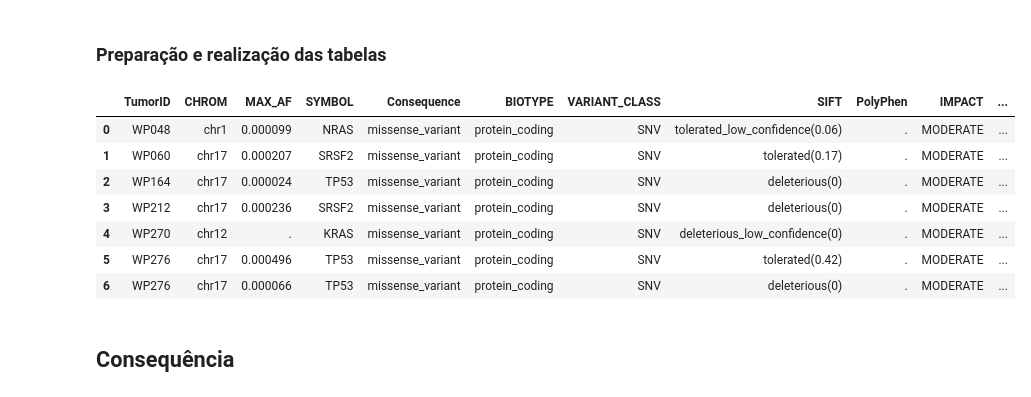
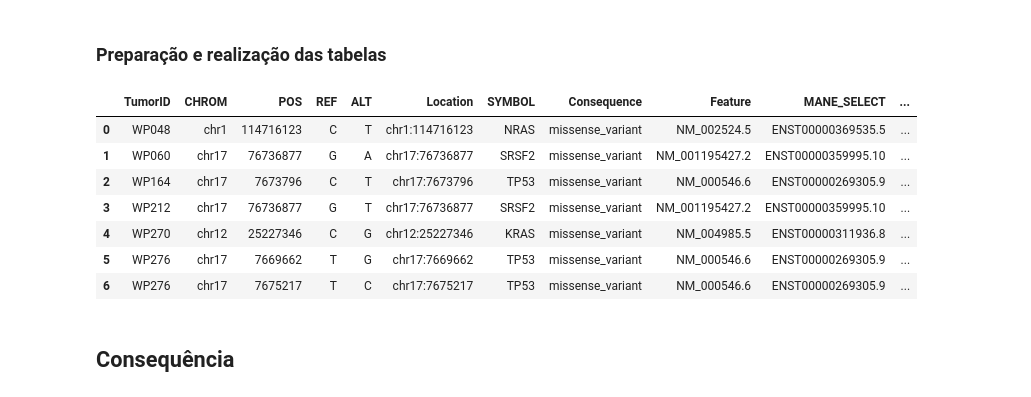
Before and after one commit to Iagolim97/Pipeline-Somaticas, a Jupyter notebook: Pipeline_mielofibrose.ipynb, the cells around one changed output. Drawn from its saved outputs; the diff is of its cells as text; code cells hidden in the pictures.

```diff
--- a/Pipeline_mielofibrose.ipynb
+++ b/Pipeline_mielofibrose.ipynb
@@ -187,32 +187,32 @@ df_WP306 = pd.read_csv('/content/analises/liftOver_WP306_hg19ToHg38.vep.filter.t
 # %%
 import pandas as pd
 dataframes = [
     df_WP048, df_WP056, df_WP060, df_WP064, df_WP066,
     df_WP072, df_WP078, df_WP087, df_WP093, df_WP126,
     df_WP140, df_WP160, df_WP162, df_WP164, df_WP170,
     df_WP180, df_WP188, df_WP196, df_WP204, df_WP212,
     df_WP216, df_WP270, df_WP274, df_WP276, df_WP280,
     df_WP285, df_WP291, df_WP295, df_WP297, df_WP306
 ]
 
 
 df_combined = pd.concat(dataframes, ignore_index=True)
-colunas_desejadas = ['TumorID','CHROM', 'MAX_AF', 'SYMBOL', 'Consequence', 'BIOTYPE', 'VARIANT_CLASS', 'SIFT', 'PolyPhen', 'IMPACT', 'CLIN_SIG', 'FILTER']
+colunas_desejadas = ['TumorID','CHROM','POS', 'REF','ALT','Location',	'SYMBOL', 'Consequence','Feature','MANE_SELECT'	,'BIOTYPE',	'HGVSc',	'HGVSp',	'EXON',	'INTRON','VARIANT_CLASS',	'SIFT',	'PolyPhen','gnomADg_AF',	'MAX_AF',	'IMPACT',	'CLIN_SIG',	'SOMATIC',	'Existing_variation',	'FILTER',	'GT',	'DP',	'AD',	'AF',	'NormalID',	'NGT',	'NDP',	'NAD',	'NAF',]
 df_combined_subset = df_combined[colunas_desejadas]
 pd.set_option('display.max_columns', None)
 pd.set_option('display.max_rows', None)
 pd.set_option('display.max_colwidth', None)
 display(df_combined_subset)
 df_combined_subset.to_csv('/content/analises/combined_data_subset.csv', index=False)
 # %% [output]
-|  | TumorID | CHROM | MAX_AF | SYMBOL | Consequence | BIOTYPE | VARIANT_CLASS | SIFT | PolyPhen | IMPACT | ... |
-| 0 | WP048 | chr1 | 0.000099 | NRAS | missense_variant | protein_coding | SNV | tolerated_low_confidence(0.06) | . | MODERATE | ... |
-| 1 | WP060 | chr17 | 0.000207 | SRSF2 | missense_variant | protein_coding | SNV | tolerated(0.17) | . | MODERATE | ... |
-| 2 | WP164 | chr17 | 0.000024 | TP53 | missense_variant | protein_coding | SNV | deleterious(0) | . | MODERATE | ... |
-| 3 | WP212 | chr17 | 0.000236 | SRSF2 | missense_variant | protein_coding | SNV | deleterious(0) | . | MODERATE | ... |
-| 4 | WP270 | chr12 | . | KRAS | missense_variant | protein_coding | SNV | deleterious_low_confidence(0) | . | MODERATE | ... |
-| 5 | WP276 | chr17 | 0.000496 | TP53 | missense_variant | protein_coding | SNV | tolerated(0.42) | . | MODERATE | ... |
-| 6 | WP276 | chr17 | 0.000066 | TP53 | missense_variant | protein_coding | SNV | deleterious(0) | . | MODERATE | ... |
+|  | TumorID | CHROM | POS | REF | ALT | Location | SYMBOL | Consequence | Feature | MANE_SELECT | ... |
+| 0 | WP048 | chr1 | 114716123 | C | T | chr1:114716123 | NRAS | missense_variant | NM_002524.5 | ENST00000369535.5 | ... |
+| 1 | WP060 | chr17 | 76736877 | G | A | chr17:76736877 | SRSF2 | missense_variant | NM_001195427.2 | ENST00000359995.10 | ... |
+| 2 | WP164 | chr17 | 7673796 | C | T | chr17:7673796 | TP53 | missense_variant | NM_000546.6 | ENST00000269305.9 | ... |
+| 3 | WP212 | chr17 | 76736877 | G | T | chr17:76736877 | SRSF2 | missense_variant | NM_001195427.2 | ENST00000359995.10 | ... |
+| 4 | WP270 | chr12 | 25227346 | C | G | chr12:25227346 | KRAS | missense_variant | NM_004985.5 | ENST00000311936.8 | ... |
+| 5 | WP276 | chr17 | 7669662 | T | G | chr17:7669662 | TP53 | missense_variant | NM_000546.6 | ENST00000269305.9 | ... |
+| 6 | WP276 | chr17 | 7675217 | T | C | chr17:7675217 | TP53 | missense_variant | NM_000546.6 | ENST00000269305.9 | ... |
 # %% [markdown]
 ## Consequência
 # %%
```
Also changed, not shown: parts of 1 cell of this notebook.
